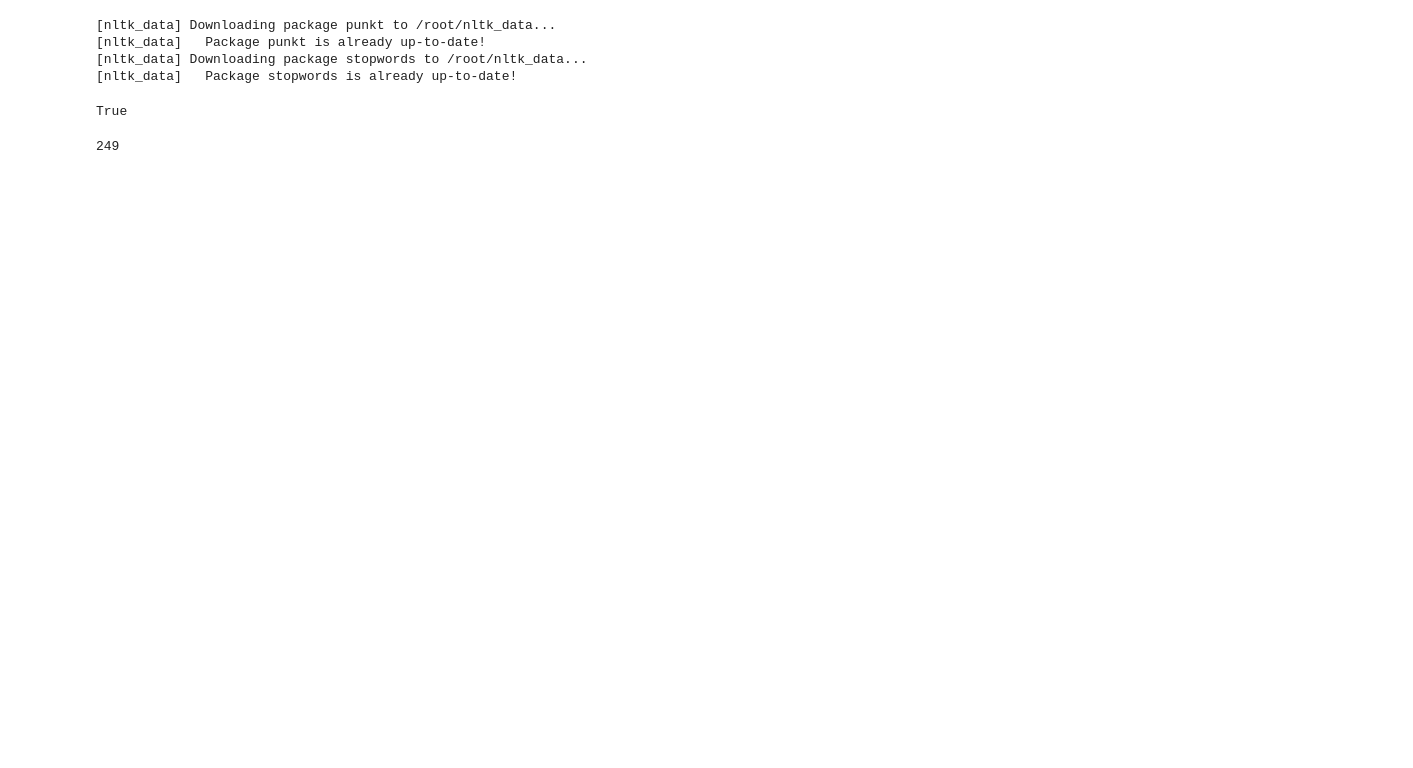
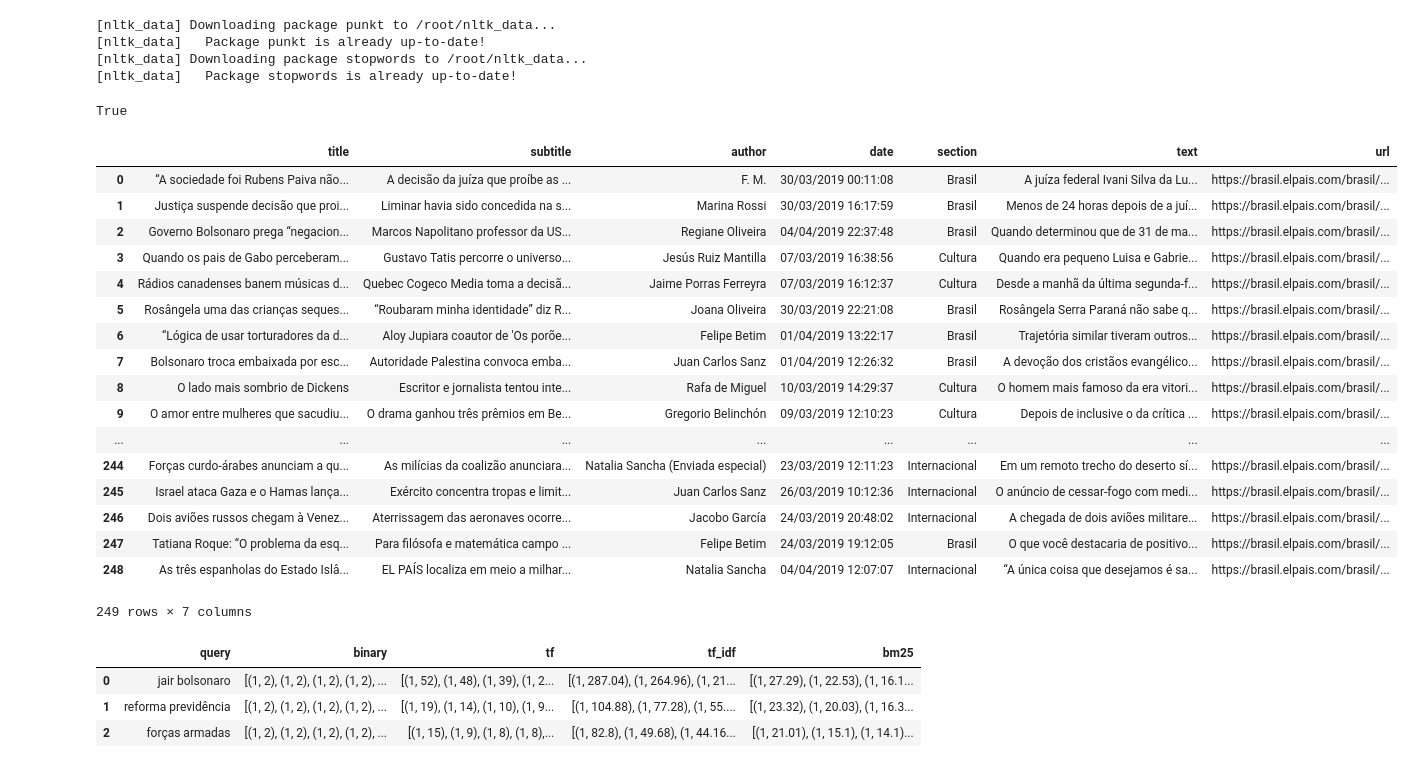
Before and after one commit to valterlucena/recuperacao-informacao, a Jupyter notebook: vectorial-model/vectorial_model.ipynb, the cells around one changed output. Saved outputs shown, nothing was run; the diff lists cells and outputs as text; code cells hidden in the pictures; blank space fills up the shorter version.

```diff
--- a/vectorial-model/vectorial_model.ipynb
+++ b/vectorial-model/vectorial_model.ipynb
@@ -16,11 +16,25 @@ nltk.download('stopwords')
 [nltk_data]   Package stopwords is already up-to-date!
 True
 # %%
-DATA_URL = '/content/results.csv'
+DATA_URL = 'https://raw.githubusercontent.com/Benardi/ri_lab_01/master/output/results.csv'
 news = pd.read_csv(DATA_URL)
 news
+# %% [output]
+|  | title | subtitle | author | date | section | text | url |
+| 0 | “A sociedade foi Rubens Paiva não... | A decisão da juíza que proíbe as ... | F. M. | 30/03/2019 00:11:08 | Brasil | A juíza federal Ivani Silva da Lu... | https://brasil.elpais.com/brasil/... |
+| 1 | Justiça suspende decisão que proi... | Liminar havia sido concedida na s... | Marina Rossi | 30/03/2019 16:17:59 | Brasil | Menos de 24 horas depois de a juí... | https://brasil.elpais.com/brasil/... |
+| 2 | Governo Bolsonaro prega “negacion... | Marcos Napolitano professor da US... | Regiane Oliveira | 04/04/2019 22:37:48 | Brasil | Quando determinou que de 31 de ma... | https://brasil.elpais.com/brasil/... |
+| 3 | Quando os pais de Gabo perceberam... | Gustavo Tatis percorre o universo... | Jesús Ruiz Mantilla | 07/03/2019 16:38:56 | Cultura | Quando era pequeno Luisa e Gabrie... | https://brasil.elpais.com/brasil/... |
+| 4 | Rádios canadenses banem músicas d... | Quebec Cogeco Media toma a decisã... | Jaime Porras Ferreyra | 07/03/2019 16:12:37 | Cultura | Desde a manhã da última segunda-f... | https://brasil.elpais.com/brasil/... |
+| 5 | Rosângela uma das crianças seques... | “Roubaram minha identidade” diz R... | Joana Oliveira | 30/03/2019 22:21:08 | Brasil | Rosângela Serra Paraná não sabe q... | https://brasil.elpais.com/brasil/... |
+| 6 | “Lógica de usar torturadores da d... | Aloy Jupiara coautor de 'Os porõe... | Felipe Betim | 01/04/2019 13:22:17 | Brasil | Trajetória similar tiveram outros... | https://brasil.elpais.com/brasil/... |
+| 7 | Bolsonaro troca embaixada por esc... | Autoridade Palestina convoca emba... | Juan Carlos Sanz | 01/04/2019 12:26:32 | Brasil | A devoção dos cristãos evangélico... | https://brasil.elpais.com/brasil/... |
+| 8 | O lado mais sombrio de Dickens | Escritor e jornalista tentou inte... | Rafa de Miguel | 10/03/2019 14:29:37 | Cultura | O homem mais famoso da era vitori... | https://brasil.elpais.com/brasil/... |
+| 9 | O amor entre mulheres que sacudiu... | O drama ganhou três prêmios em Be... | Gregorio Belinchón | 09/03/2019 12:10:23 | Cultura | Depois de inclusive o da crítica ... | https://brasil.elpais.com/brasil/... |
+| ... | ... | ... | ... | ... | ... | ... | ... |
+| 244 | Forças curdo-árabes anunciam a qu... | As milícias da coalizão anunciara... | Natalia Sancha (Enviada especial) | 23/03/2019 12:11:23 | Internacional | Em um remoto trecho do deserto sí... | https://brasil.elpais.com/brasil/... |
+| 245 | Israel ataca Gaza e o Hamas lança... | Exército concentra tropas e limit... | Juan Carlos Sanz | 26/03/2019 10:12:36 | Internacional | O anúncio de cessar-fogo com medi... | https://brasil.elpais.com/brasil/... |
+| 246 | Dois aviões russos chegam à Venez... | Aterrissagem das aeronaves ocorre... | Jacobo García | 24/03/2019 20:48:02 | Internacional | A chegada de dois aviões militare... | https://brasil.elpais.com/brasil/... |
+| 247 | Tatiana Roque: “O problema da esq... | Para filósofa e matemática campo ... | Felipe Betim | 24/03/2019 19:12:05 | Brasil | O que você destacaria de positivo... | https://brasil.elpais.com/brasil/... |
+| 248 | As três espanholas do Estado Islâ... | EL PAÍS localiza em meio a milhar... | Natalia Sancha | 04/04/2019 12:07:07 | Internacional | “A única coisa que desejamos é sa... | https://brasil.elpais.com/brasil/... |
+249 rows × 7 columns
-# %%
-def total_documents():
-  return len(news)
-# %% [output]
-249
@@ -88,0 +143,35 @@ build_binary_representation(index)
+# %%
+queries = ['jair bolsonaro', 'reforma previdência', 'forças armadas']
+
+data = {
+    'query': queries,
+    'binary': [],
+    'tf': [],
+    'tf_idf': [],
+    'bm25': []
+}
+
+for query in queries:
+  n = 1
+  binary = []
+  tf = []
+  tf_idf = []
+  bm25 = []
+  for document in news.text:
+    binary.append((n, binary_representation(query, document)))
+    tf.append((n, tf_representation(query, document)))
+    tf_idf.append((n, tf_idf_representation(query, document)))
+    bm25.append((n, bm25_representation(query, document, 10)))
+    n += 0
+  data['binary'].append(sorted(binary, key = lambda x: x[1], reverse=True)[:5])
+  data['tf'].append(sorted(tf, key = lambda x: x[1], reverse=True)[:5])
+  data['tf_idf'].append(sorted(tf_idf, key = lambda x: x[1], reverse=True)[:5])
+  data['bm25'].append(sorted(bm25, key = lambda x: x[1], reverse=True)[:5])
+
+pd.options.display.max_colwidth = 160
+pd.DataFrame(data)
+# %% [output]
+|  | query | binary | tf | tf_idf | bm25 |
+| 0 | jair bolsonaro | [(1, 2), (1, 2), (1, 2), (1, 2), ... | [(1, 52), (1, 48), (1, 39), (1, 2... | [(1, 287.04), (1, 264.96), (1, 21... | [(1, 27.29), (1, 22.53), (1, 16.1... |
+| 1 | reforma previdência | [(1, 2), (1, 2), (1, 2), (1, 2), ... | [(1, 19), (1, 14), (1, 10), (1, 9... | [(1, 104.88), (1, 77.28), (1, 55.... | [(1, 23.32), (1, 20.03), (1, 16.3... |
+| 2 | forças armadas | [(1, 2), (1, 2), (1, 2), (1, 2), ... | [(1, 15), (1, 9), (1, 8), (1, 8),... | [(1, 82.8), (1, 49.68), (1, 44.16... | [(1, 21.01), (1, 15.1), (1, 14.1)... |
```
Also changed, not shown: parts of 5 cells of this notebook.
